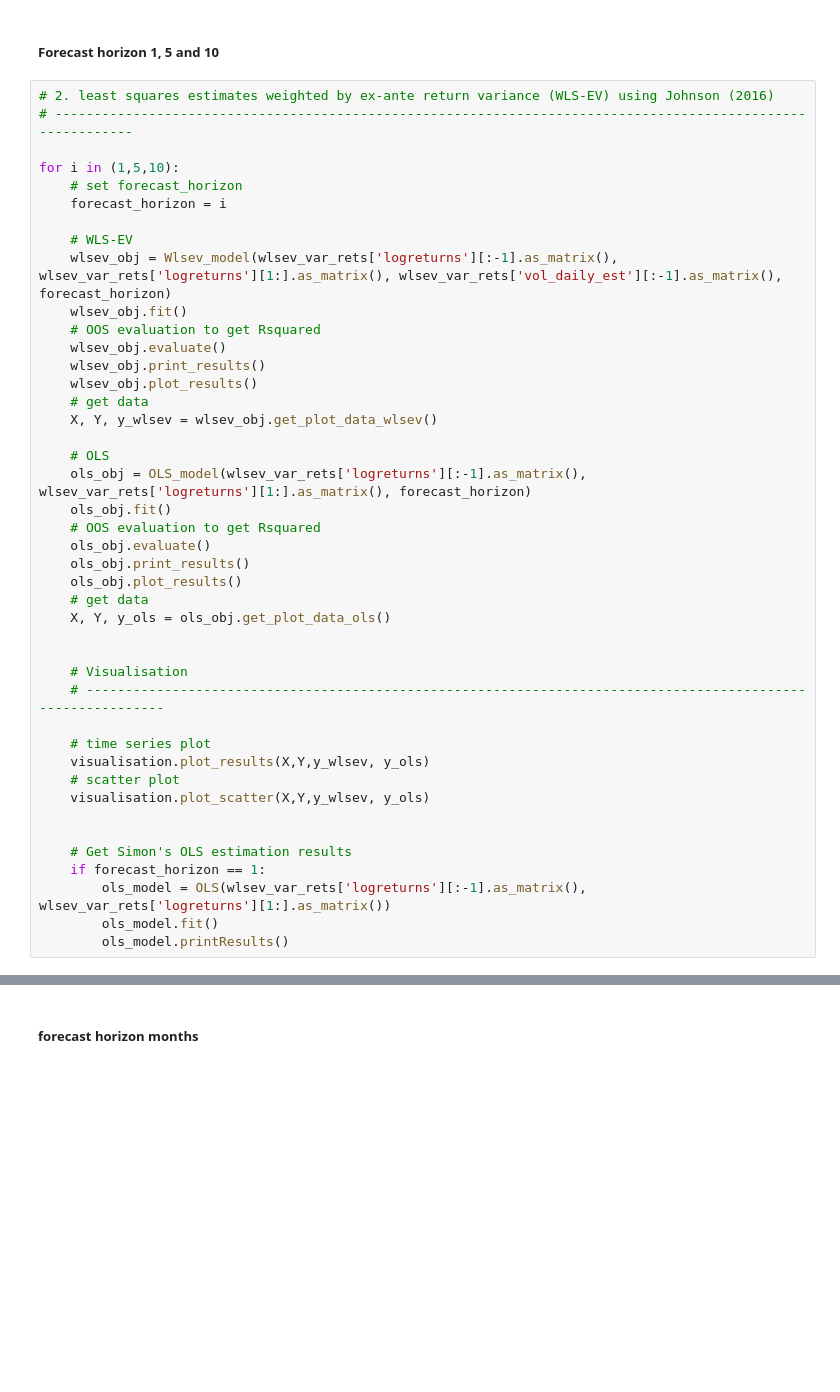
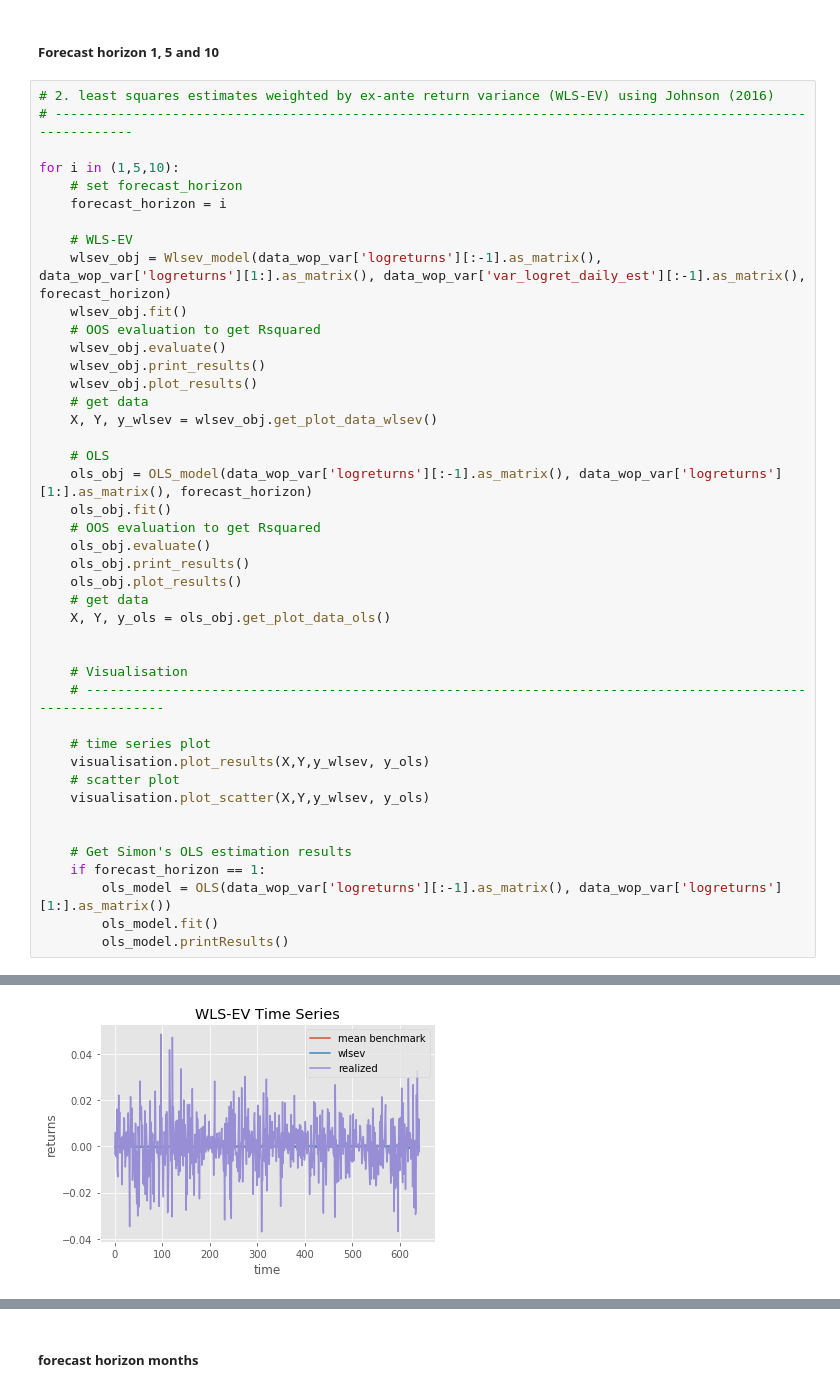
Before and after one commit to tobikuhlmann/robust-linear-forecasting, a Jupyter notebook: wlsev_analysis.ipynb, the cells around one changed output, grey strips where cells are left out. Cells and saved outputs as stored; diff of their text form; blank space fills up the shorter version.

```diff
--- a/wlsev_analysis.ipynb
+++ b/wlsev_analysis.ipynb
@@ -345,7 +401,7 @@ for i in (1,5,10):
     forecast_horizon = i
 
     # WLS-EV
-    wlsev_obj = Wlsev_model(wlsev_var_rets['logreturns'][:-1].as_matrix(), wlsev_var_rets['logreturns'][1:].as_matrix(), wlsev_var_rets['vol_daily_est'][:-1].as_matrix(), forecast_horizon)
+    wlsev_obj = Wlsev_model(data_wop_var['logreturns'][:-1].as_matrix(), data_wop_var['logreturns'][1:].as_matrix(), data_wop_var['var_logret_daily_est'][:-1].as_matrix(), forecast_horizon)
     wlsev_obj.fit()
     # OOS evaluation to get Rsquared
     wlsev_obj.evaluate()
@@ -355,7 +411,7 @@ for i in (1,5,10):
     X, Y, y_wlsev = wlsev_obj.get_plot_data_wlsev()
 
     # OLS
-    ols_obj = OLS_model(wlsev_var_rets['logreturns'][:-1].as_matrix(), wlsev_var_rets['logreturns'][1:].as_matrix(), forecast_horizon)
+    ols_obj = OLS_model(data_wop_var['logreturns'][:-1].as_matrix(), data_wop_var['logreturns'][1:].as_matrix(), forecast_horizon)
     ols_obj.fit()
     # OOS evaluation to get Rsquared
     ols_obj.evaluate()
@@ -376,7 +432,7 @@ for i in (1,5,10):
 
     # Get Simon's OLS estimation results
     if forecast_horizon == 1:
-        ols_model = OLS(wlsev_var_rets['logreturns'][:-1].as_matrix(), wlsev_var_rets['logreturns'][1:].as_matrix())
+        ols_model = OLS(data_wop_var['logreturns'][:-1].as_matrix(), data_wop_var['logreturns'][1:].as_matrix())
         ols_model.fit()
         ols_model.printResults()
 # %% [output]
@@ -383,0 +448 @@ KeyError: 'vol_daily_est'
+[figure, added]
```
Also changed, not shown: parts of 12 cells of this notebook, 2 other files.
